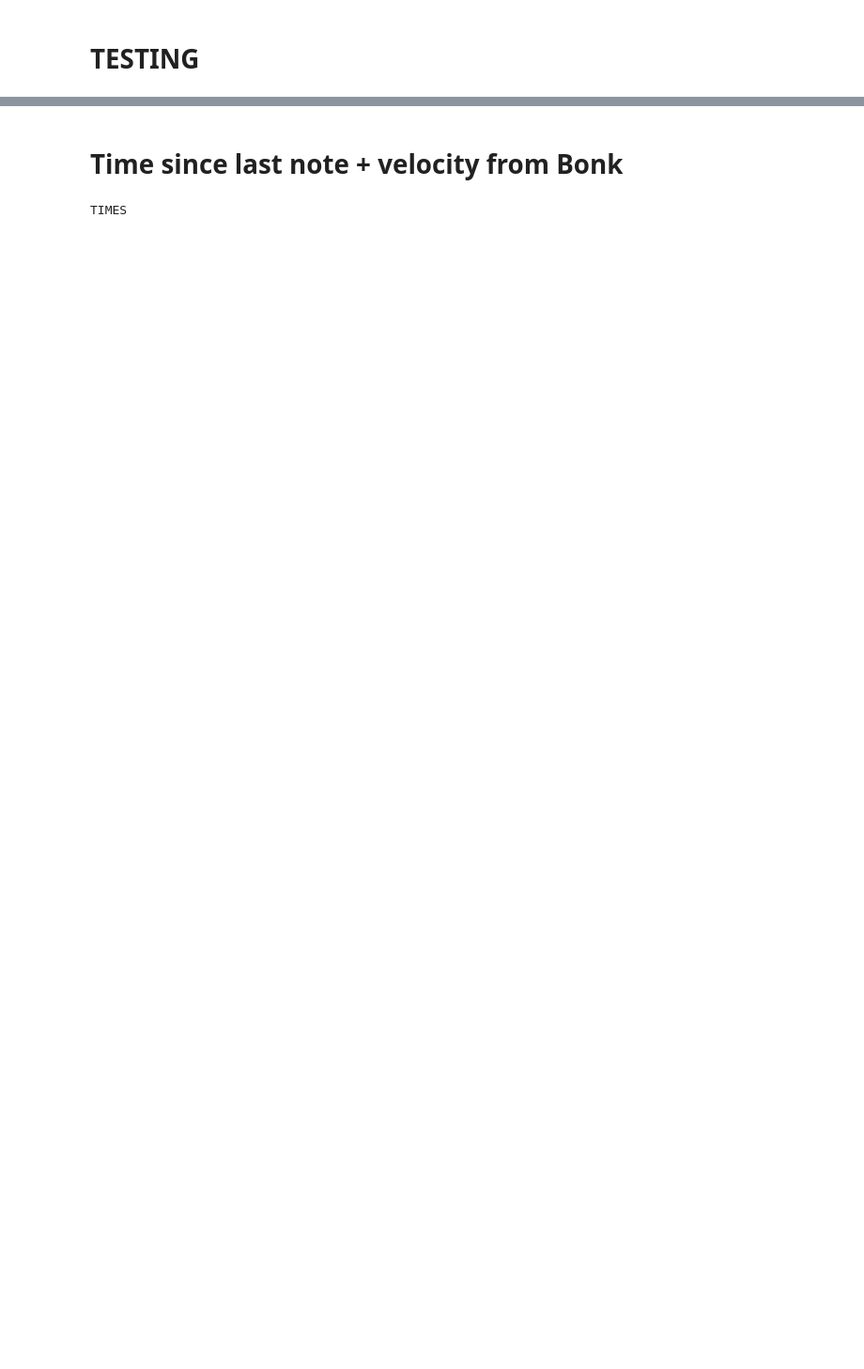
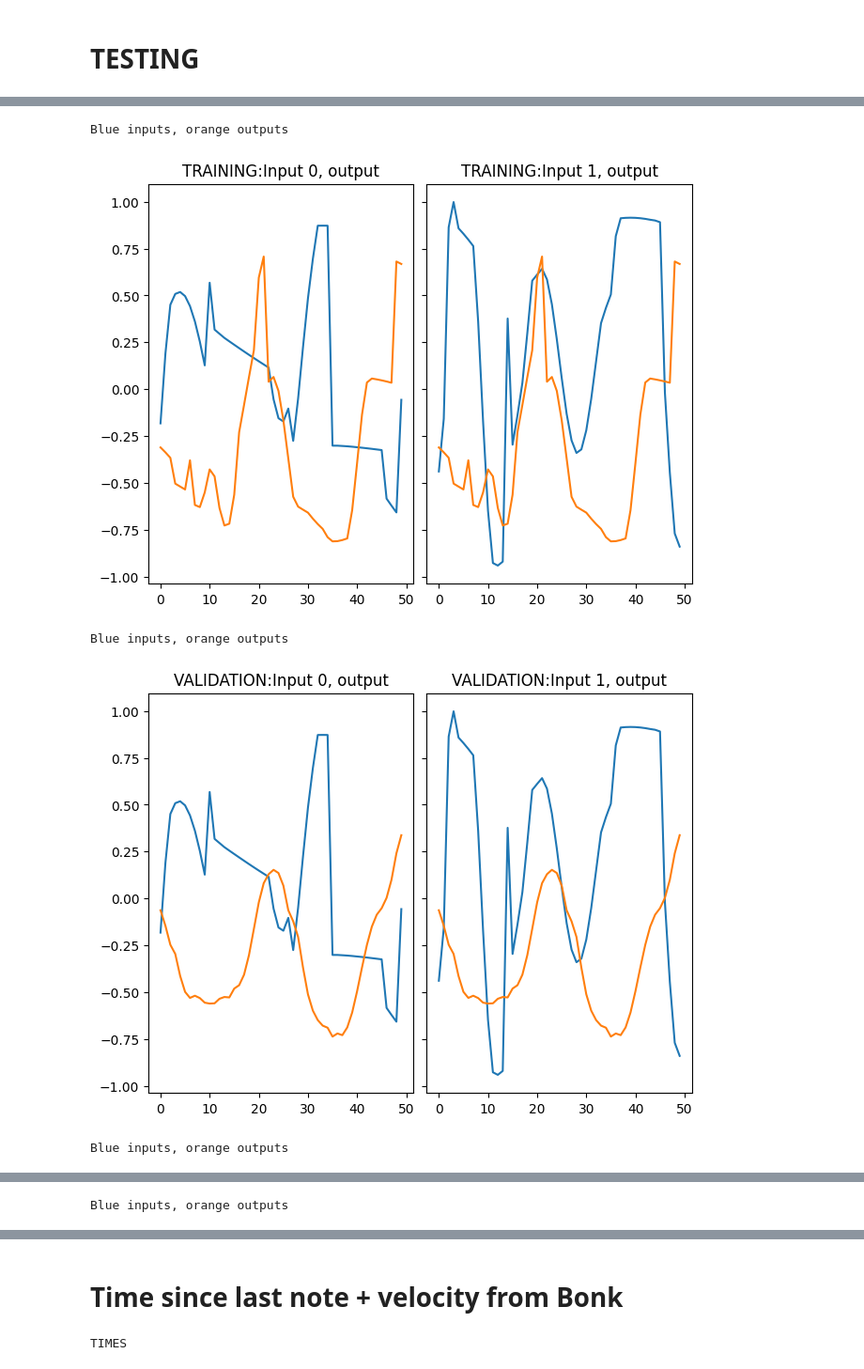
Before and after one commit to trian-gles/aloof-machine, a Jupyter notebook: RNN_IMPROV.ipynb, the cells around one changed output, grey strips where cells are left out. Shown at 94% size. Saved outputs shown, nothing was run; the diff lists cells and outputs as text; code cells hidden in the pictures; blank space fills up the shorter version.

```diff
--- a/RNN_IMPROV.ipynb
+++ b/RNN_IMPROV.ipynb
@@ -202,0 +213,50 @@ OUTPUT:
+# %%
+inputs = 2
+outputs = 1
+
+random.seed(20)
+torch.manual_seed(41)
+
+model_2d_2d = LSTMMemory(15, inputs, outputs)
+criterion = torch.nn.MSELoss()
+optimizer = torch.optim.RMSprop(model_2d_2d.parameters(), lr=.02)
+model_2d_2d.train()
+X_list = list(zip(*[random_sine(50) for _ in range(inputs)]))
+X = torch.tensor([X_list for _ in range(6)]).float()
+y_list_pure = [random_sine(50) for _ in range(outputs)]
+
+for j in range(500):
+  optimizer.zero_grad()
+  pred = model_2d_2d(X)
+
+  y_list = list(zip(*[permute_signal(y) for y in y_list_pure]))
+  y = torch.tensor([y_list for _ in range(6)]).reshape((6, 50, outputs))
+  loss = criterion(pred, y)
+  loss.backward()
+  optimizer.step()
+
+
+  # print(f"Loss = {loss}")
+model_2d_2d.eval()
+
+true_y = list(zip(*y_list_pure))
+curve_plot(outputs, inputs, X, torch.tensor(true_y).reshape((1, 50, outputs)), "TRAINING:")
+
+val_pred_y = model_2d_2d(X)
+curve_plot(outputs, inputs, X, torch.tensor(val_pred_y).reshape((6, 50, outputs)), "VALIDATION:")
+
+
+
+for i in range(4):
+  with torch.no_grad():
+    test_X_list = list(zip(*[random_sine(70) for _ in range(inputs)]))
+    test_X = torch.tensor(test_X_list).reshape((1, 70, inputs))
+    test_predicted_y = model_2d_2d(test_X)
+  curve_plot(outputs, inputs, test_X, test_predicted_y, "TESTING:")
+print("Predicted: ", test_predicted_y.tolist())
+# %% [output]
+Blue inputs, orange outputs
+[figure, added]
+Blue inputs, orange outputs
+[figure, added]
+Blue inputs, orange outputs
@@ -202,0 +264 @@ OUTPUT:
+Blue inputs, orange outputs
```
Also changed, not shown: parts of 26 cells of this notebook.
